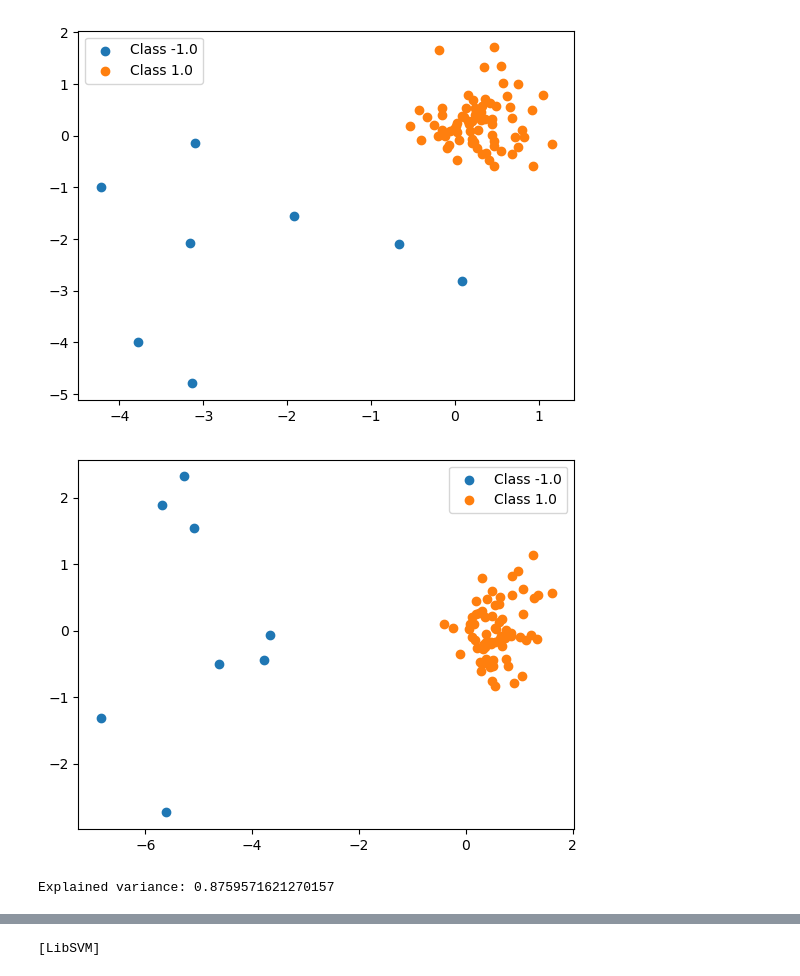
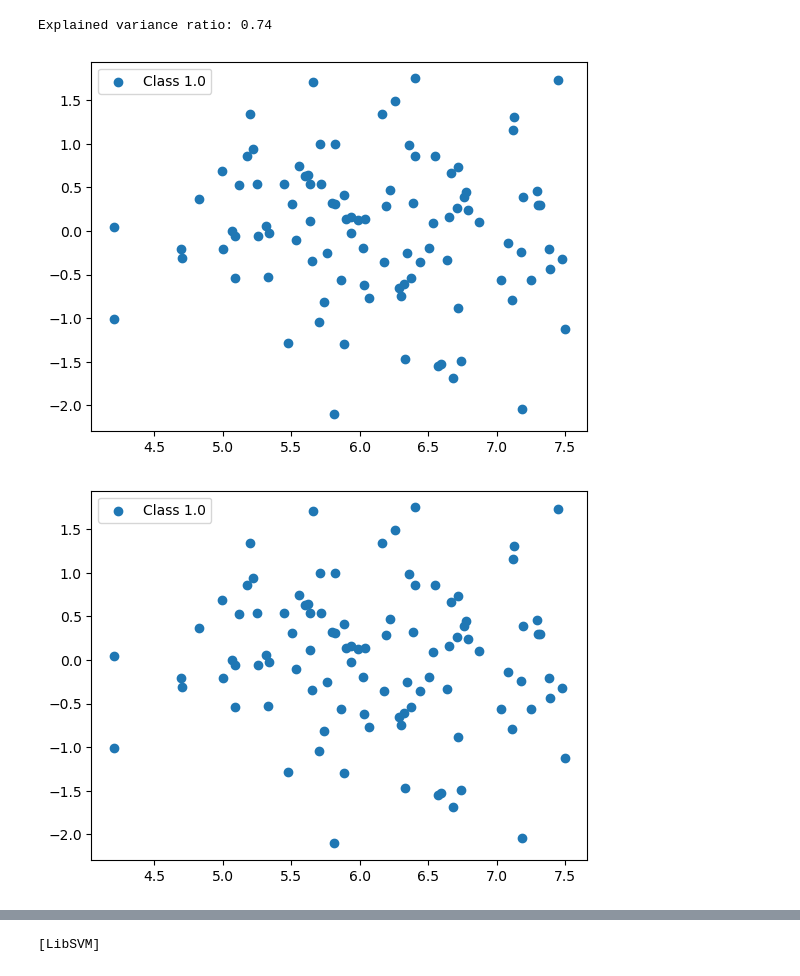
Before and after one commit to DanelArias-Dreyton257/OC-QSVM-anomaly-detection, a Jupyter notebook: Anomaly_detection.ipynb, the cells around one changed output, grey strips where cells are left out. Drawn from its saved outputs; the diff is of its cells as text; code cells hidden in the pictures.

```diff
--- a/Anomaly_detection.ipynb
+++ b/Anomaly_detection.ipynb
@@ -4,7 +4,10 @@ from pyod.utils.data import generate_data
 n_features = 100
 n_samples = 200
 train_percent = 0.8
-use_pca = True
+n_pca_components = 4
+desired_num_samples = 100
+
+sampler_shots = 2000
 
 X_train, X_test, y_train, y_test = generate_data(
     n_train=int(n_samples * train_percent),
@@ -23,37 +26,48 @@ y_test[y_test == 0] = 1
 # Use StandardScaler to scale the data
 from sklearn.preprocessing import StandardScaler
 scaler = StandardScaler()
-X_train = scaler.fit_transform(X_train)
-X_test = scaler.transform(X_test)
+X_train_scaled = scaler.fit_transform(X_train)
+X_test_scaled = scaler.transform(X_test)
+# %%
+# Use PCA
+from sklearn.decomposition import PCA
+pca = PCA(n_components=n_pca_components)
+X_train_pca = pca.fit_transform(X_train)
+X_test_pca = pca.transform(X_test)
+print(f"Explained variance ratio: {sum(pca.explained_variance_ratio_):.2f}")
+# %% [output]
+Explained variance ratio: 0.74
+# %%
+from sklearn.neighbors import LocalOutlierFactor
+
+lof = LocalOutlierFactor(n_neighbors=20)
+density_scores = -lof.fit_predict(X_train_pca)
+
+# Keep samples with low density (potentially near anomalies)
+keep_idx = density_scores.argsort()[:desired_num_samples]
+X_train_resized = X_train_pca[keep_idx]
+y_train_resized = y_train[keep_idx]
 # %%
 # Plot the data using feature 1 and feature 2
 import matplotlib.pyplot as plt
 import numpy as np
-for c in np.unique(y_train):
-    plt.scatter(X_train[y_train==c, 0], X_train[y_train==c, 1], label=f'Class {c}')
+for c in np.unique(y_train_resized):
+    plt.scatter(X_train_resized[y_train_resized==c, 0], X_train_resized[y_train_resized==c, 1], label=f'Class {c}')
 plt.legend()
 plt.show()
 # %% [output]
-[figure, old version]
+[figure, new version]
 # %%
 # Plot the data using PCA
 from sklearn.decomposition import PCA
-pca = PCA(n_components=2)
-X_pca = pca.fit_transform(X_train)
-for c in np.unique(y_train):
-    plt.scatter(X_pca[y_train==c, 0], X_pca[y_train==c, 1], label=f'Class {c}')
+pca_vis = PCA(n_components=2)
+X_pca_vis = pca_vis.fit_transform(X_train_resized)
+for c in np.unique(y_train_resized):
+    plt.scatter(X_train_resized[y_train_resized==c, 0], X_train_resized[y_train_resized==c, 1], label=f'Class {c}')
 plt.legend()
 plt.show()
 # %% [output]
-[figure, old version]
+[figure, new version]
-# %%
-if use_pca:
-    X_train = X_pca
-    X_test = pca.transform(X_test)
-    # Print the explained variance ratio
-    print("Explained variance:", sum(pca.explained_variance_ratio_))
-# %% [output]
-Explained variance: 0.8759571621270157
 # %%
 # Make benchmark with OneClassSVM
 from sklearn.svm import OneClassSVM
```
Also changed, not shown: parts of 7 cells of this notebook.
